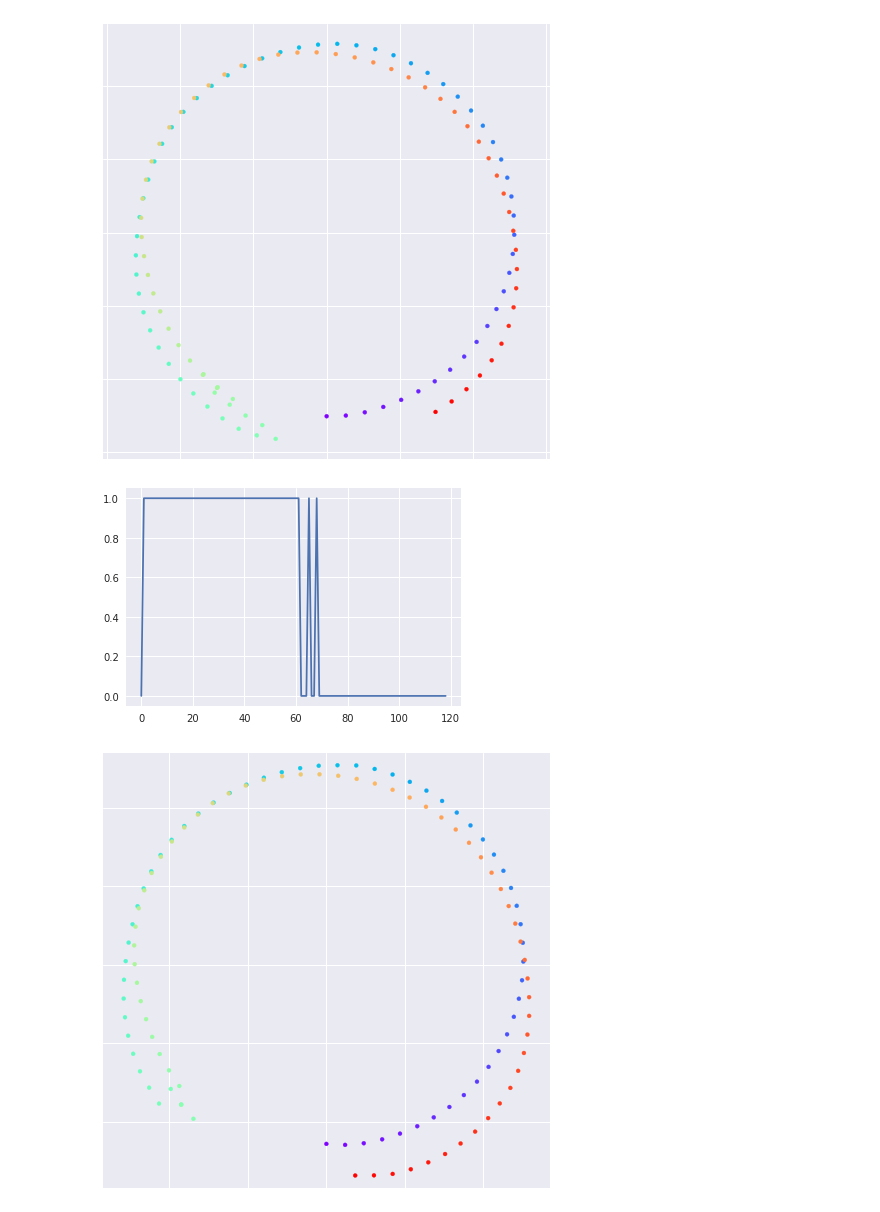
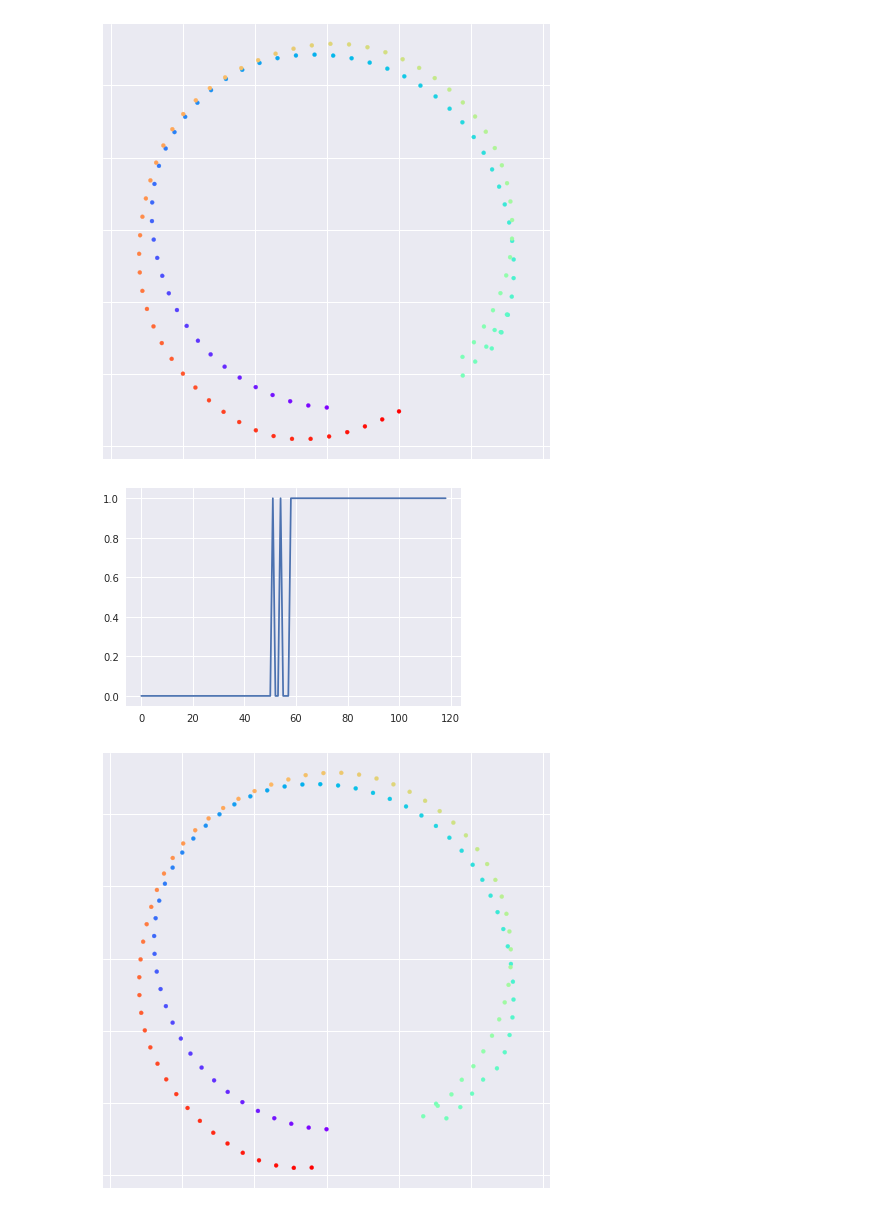
Before and after one commit to sharma-arjun/DirectedInfo-GAIL, a Jupyter notebook: IL/plots/visualize_gail_circle_results_pkl.ipynb, the cells around one changed output. Saved outputs shown, nothing was run; the diff lists cells and outputs as text; code cells hidden in the pictures.

Commit message:
Added visualizations of opposite direction experiment

```diff
--- a/IL/plots/visualize_gail_circle_results_pkl.ipynb
+++ b/IL/plots/visualize_gail_circle_results_pkl.ipynb
@@ -56,52 +56,54 @@ sns.set()
 #mohit_pkl_path = '../results/circle/gail/meta_1_traj_100_opposite_circles_equal_radii_action_policy_output_normalized_context_2_goal_1_history_1_posterior_0.1_lr_1e-4/results_cp_1900.pkl'
 #mohit_pkl_path = '../results/circle/gail/meta_1_traj_100_opposite_circles_equal_radii_action_policy_output_normalized_context_2_goal_1_posterior_lambda_0.1_history_1_posterior_0.001_lr_1e-4/results_cp_2000.pkl'
 
-arjun_pkl_path = '../results/circle/gail/meta_1_traj_100_opposite_circles_equal_radii/action_policy_output_normalized/context_2_goal_1_history_1/disc_with_nextc_posterior_0.01_lr_1e-4_with_policy_l2_0.1/results_cp_600.pkl'
+#arjun_pkl_path = '../results/circle/gail/meta_1_traj_100_opposite_circles_equal_radii/action_policy_output_normalized/context_2_goal_1_history_1/disc_with_nextc_posterior_0.01_lr_1e-4_with_policy_l2_0.1/results_cp_600.pkl'
 #arjun_pkl_path = '../results/circle/gail/meta_1_traj_100_opposite_circles_equal_radii/action_policy_output_normalized/context_2_goal_1_history_1/disc_with_nextc_posterior_0.001_lr_1e-4_with_policy_l2_0.1/results_cp_600.pkl'
 #arjun_pkl_path = '../results/circle/gail/meta_1_traj_100_opposite_circles_equal_radii/action_policy_output_normalized/context_2_goal_1_history_1/disc_with_nextc_posterior_0.01_lr_1e-4_with_policy_l2_0.01/results_cp_600.pkl'
 #arjun_pkl_path = '../results/circle/gail/meta_1_traj_100_opposite_circles_equal_radii/action_policy_output_normalized/context_2_goal_1_history_1/disc_with_nextc_posterior_0.001_lr_1e-4_with_policy_l2_0.01/results_cp_600.pkl'
 #arjun_pkl_path = '../results/circle/gail/meta_1_traj_100_opposite_circles_equal_radii/action_policy_output_normalized/context_2_goal_1_history_1/disc_with_nextc_posterior_0.01_lr_1e-4_with_policy_l2_0.001/results_cp_600.pkl'
 #arjun_pkl_path = '../results/circle/gail/meta_1_traj_100_opposite_circles_equal_radii/action_policy_output_normalized/context_2_goal_1_history_1/disc_with_nextc_posterior_0.001_lr_1e-4_with_policy_l2_0.001/results_cp_600.pkl'
 
+arjun_pkl_path = '../results/circle/gail/meta_1_traj_100_opposite_circles_equal_radii/action_policy_output_normalized/context_2_goal_1_history_1/disc_with_nextc_posterior_0.01_lr_1e-4_with_policy_l2_0.1/opposite_dir/results_cp_600.pkl'
+
 pkl_path = arjun_pkl_path
 
 with open(pkl_path, 'rb') as pkl_f:
     results_data = pickle.load(pkl_f)
 save_data_path = \
-    '../circle_results/meta_1_traj_100_opposite_circles_equal_radii_action_policy_output_normalized_context_2_goal_1_posterior_lambda_0.1_history_1_posterior_0.001_lr_1e-4/'
+    '../circle_results/meta_1_traj_100_opposite_circles_equal_radii_action_policy_output_normalized_context_2_goal_1_posterior_lambda_0.1_history_1_posterior_0.001_lr_1e-4/opposite_dir'
 for i in range(len(results_data['pred_traj_state'][0])):
     pred_traj = np.array(results_data['pred_traj_state'][0][i])[:,0,:]
     true_traj = np.array(results_data['true_traj_state'][0][i])[:,0,:]
     true_traj = np.reshape(true_traj, (true_traj.shape[0], -1))
 
     colors = cm.rainbow(np.linspace(0, 1, pred_traj.shape[0]))
     # sns.palplot(colors)
 
     fig = plt.figure(figsize=(8, 8))
     ax = fig.add_subplot(1, 1, 1)
     ax.scatter(pred_traj[:, 0].tolist(), pred_traj[:, 1].tolist(),
                color=colors, s=16)
     ax.axis('equal')
     ax.axes.xaxis.set_ticklabels([])
     ax.axes.yaxis.set_ticklabels([])
     #ax.set_title("Predicted Trajectory", fontsize=18)
 
     plt.savefig(
         '{}/result_{}.pdf'.format(save_data_path, i),
         bbox_inches='tight',
     )
     plt.show()
 
     # plt.scatter(true_traj[:, 0].tolist(), true_traj[:, 1].tolist(), color=colors, s=8)
     # plt.axis('equal')
     # plt.title("True traj")
     # plt.show()
 
     pred_context = np.argmax(
         np.reshape(np.array(results_data['pred_context'][0][i]), (119, -1)), axis=1)
     plt.plot(pred_context.tolist())
     plt.show()
 # %% [output]
-[figure, old version]
+[figure, new version]
-[figure, old version]
+[figure, new version]
-[figure, old version]
+[figure, new version]
```
Also changed, not shown: parts of 1 cell of this notebook, 12 other files.
